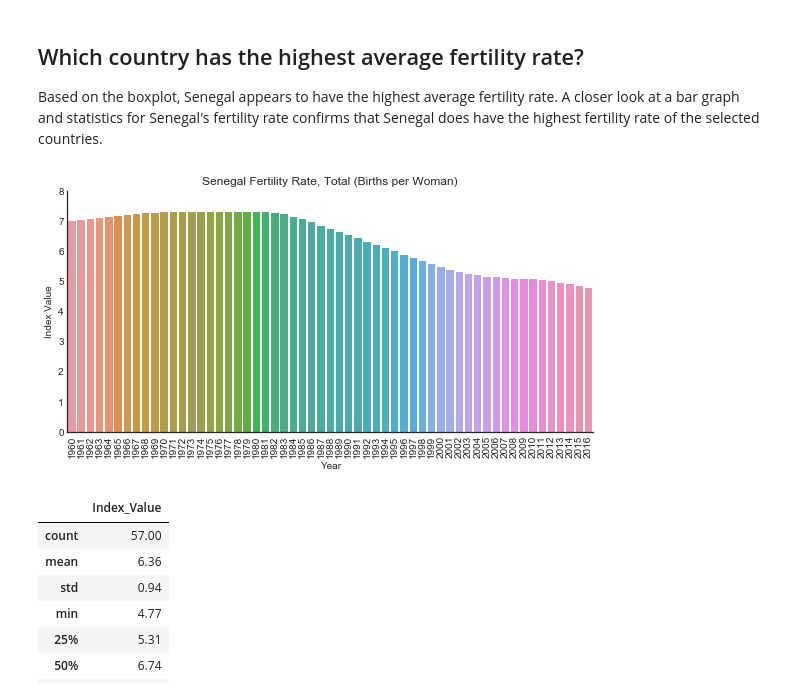
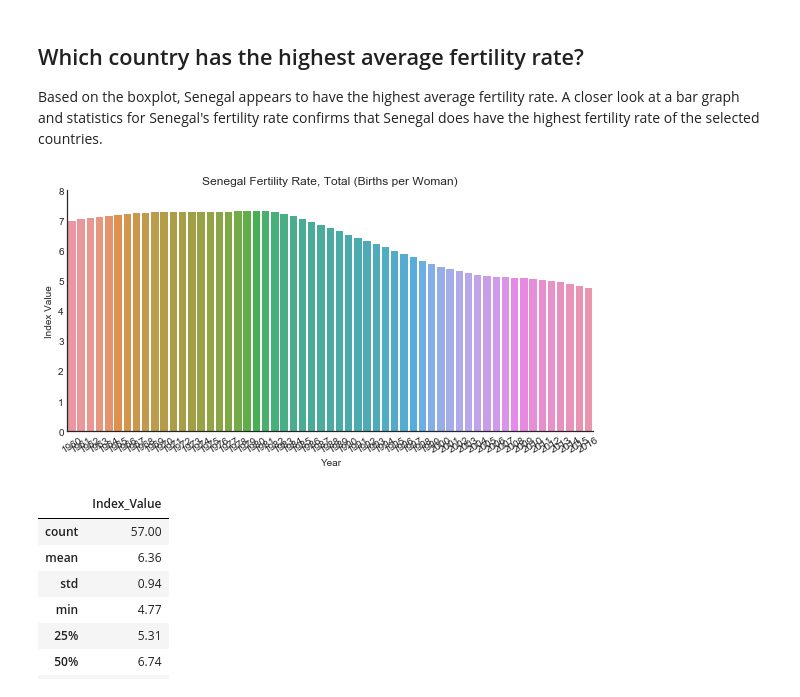
Before and after one commit to milabknowin/Thinkful, a Jupyter notebook: Unsupervised_Learning/Capstone/Global_Fertility_Final_Capstone.ipynb, the cells around one changed output. Drawn from its saved outputs; the diff is of its cells as text; code cells hidden in the pictures.

```diff
--- a/Unsupervised_Learning/Capstone/Global_Fertility_Final_Capstone.ipynb
+++ b/Unsupervised_Learning/Capstone/Global_Fertility_Final_Capstone.ipynb
@@ -264,19 +257,19 @@ Based on the boxplot, Senegal appears to have the highest average fertility rate
 # %%
 # Senegal fertility rate, total (births, per woman)
 
 sns.factorplot(x='Year',
                    y= 'Index_Value',
                    data=sen.loc[(sen.Indicator_Code == 'SP.DYN.TFRT.IN')],
                    kind='bar',
                    aspect=2
                    )
-plt.xticks(rotation=90)
+plt.xticks(rotation=30)
 plt.title('Senegal Fertility Rate, Total (Births per Woman)')
 plt.ylabel('Index Value')
 plt.ylim(ymax=8.0)
 plt.ylim(ymin=0);
 # %% [output]
-[figure, old version]
+[figure, new version]
 # %%
 sen.loc[(sen.Indicator_Code == 'SP.DYN.TFRT.IN')].describe()
 # %% [output]
```
Also changed, not shown: parts of 81 cells of this notebook.
